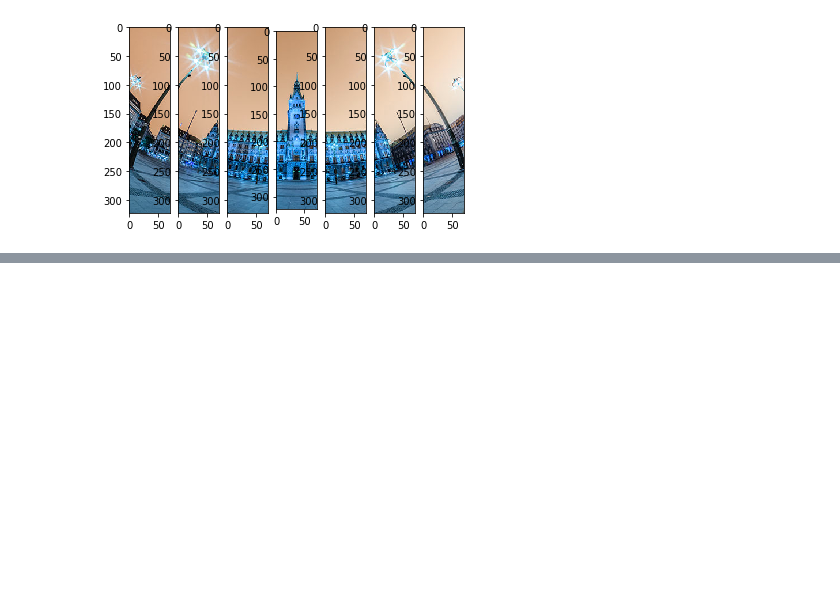
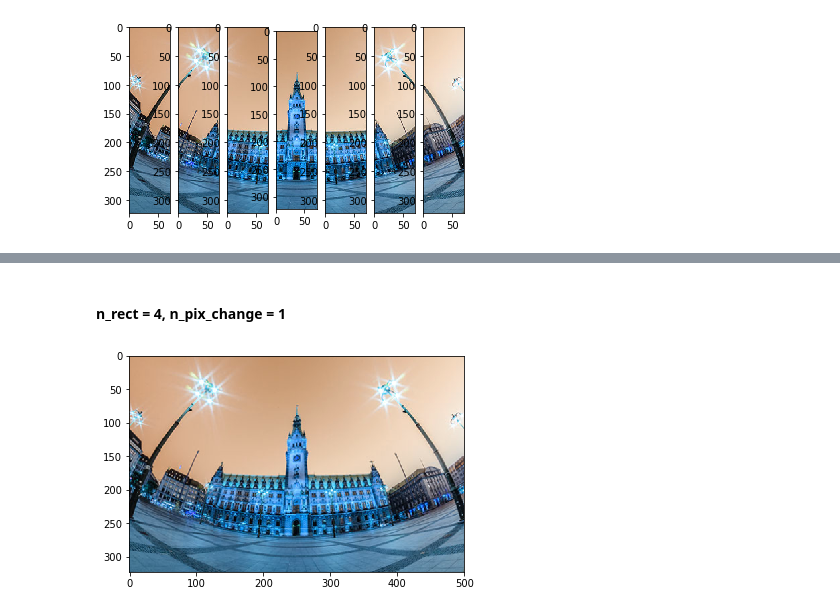
Before and after one commit to aczeszejko-sochacki/Autonomous-Driving, a Jupyter notebook: Wide-angle camera photo transformation.ipynb, the cells around one changed output, grey strips where cells are left out. Drawn from its saved outputs; the diff is of its cells as text; code cells hidden in the pictures; blank space fills up the shorter version.

Commit message:
Implement changing perspective for fairly-divided images. Add some tests

```diff
--- a/Wide-angle camera photo transformation.ipynb
+++ b/Wide-angle camera photo transformation.ipynb
@@ -30,7 +30,8 @@ def modulo_split_width(width: int, k: int) -> List:
         central_width = side_width + width % k
 
     # Widths placed symmetrically
-    splitted_widths = k//2 * [side_width] + [central_width] + k//2 * [side_width]
+    splitted_widths = k//2 * [side_width] + [central_width] + k//2 * [side_width] \
+                      if central_width else k//2 * [side_width] + k//2 * [side_width]
 
     return splitted_widths
 # %%
@@ -67,7 +68,8 @@ def modulo_split_image(image: np.array, k: int) -> List:
     # Need to copy the image, because np.split alters it
     copy_image = image.copy()
 
-    splitted_image = np.split(copy_image, accumulated_modulo_split_width(image_width, k), axis=1)
+    splitted_image = np.split(copy_image, accumulated_modulo_split_width(image_width, k),
+                              axis=1)
 
     return splitted_image
 # %%
@@ -92,5 +93,8 @@ imshow_splitted(modulo_split_image(hamburg, 6))
 imshow_splitted(modulo_split_image(hamburg, 7))
 # %% [output]
 [figure]
+# %%
+def imshow_concat(images: np.array, k: int = 5) -> None:
+    plt.imshow(np.concatenate(images, axis=1))
 # %%
 # Ensure if splitting keeps all the data unchanged
@@ -100,0 +164,6 @@ plt.imshow(np.concatenate(modulo_split_image(hamburg, 6), axis=1))
+# %% [markdown]
+#### n_rect = 4, n_pix_change = 1
+# %%
+imshow_concat(perspective_transf_fair_division(hamburg, n_rect=4, n_pix_change=1))
+# %% [output]
+[figure, added]
```
Also changed, not shown: parts of 15 cells of this notebook.
